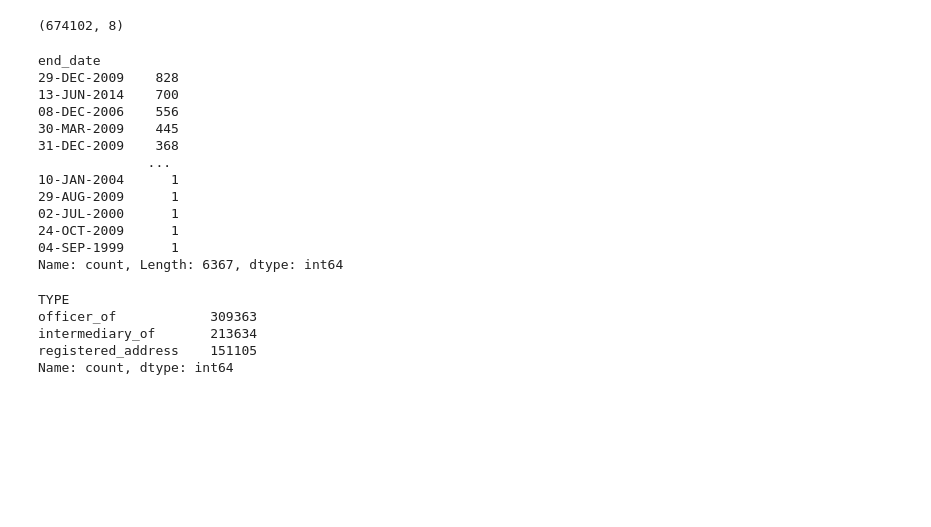
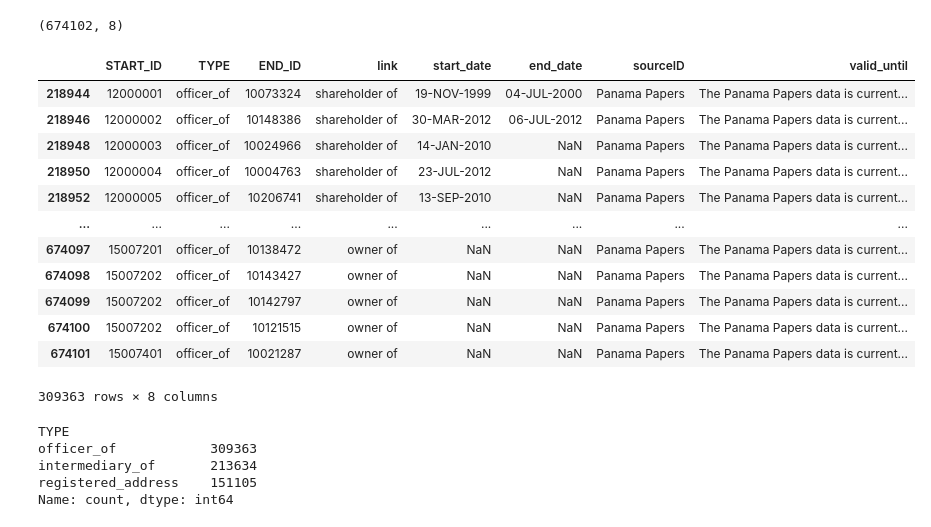
Before and after one commit to dimcel/Panama_papers_SQL, a Jupyter notebook: project.ipynb, the cells around one changed output. Drawn from its saved outputs; the diff is of its cells as text; code cells hidden in the pictures; blank space fills up the shorter version.

```diff
--- a/project.ipynb
+++ b/project.ipynb
@@ -90,22 +90,22 @@ edges.head()
 edges.shape
 # %% [output]
 (674102, 8)
-# %%
-edges["end_date"].value_counts()
-# %% [output]
-end_date
-29-DEC-2009    828
-13-JUN-2014    700
-08-DEC-2006    556
-30-MAR-2009    445
-31-DEC-2009    368
-              ...
-10-JAN-2004      1
-29-AUG-2009      1
-02-JUL-2000      1
-24-OCT-2009      1
-04-SEP-1999      1
-Name: count, Length: 6367, dtype: int64
+# %%
+edges[edges["TYPE"]=="officer_of"]
+# %% [output]
+|  | START_ID | TYPE | END_ID | link | start_date | end_date | sourceID | valid_until |
+| 218944 | 12000001 | officer_of | 10073324 | shareholder of | 19-NOV-1999 | 04-JUL-2000 | Panama Papers | The Panama Papers data is current... |
+| 218946 | 12000002 | officer_of | 10148386 | shareholder of | 30-MAR-2012 | 06-JUL-2012 | Panama Papers | The Panama Papers data is current... |
+| 218948 | 12000003 | officer_of | 10024966 | shareholder of | 14-JAN-2010 | NaN | Panama Papers | The Panama Papers data is current... |
+| 218950 | 12000004 | officer_of | 10004763 | shareholder of | 23-JUL-2012 | NaN | Panama Papers | The Panama Papers data is current... |
+| 218952 | 12000005 | officer_of | 10206741 | shareholder of | 13-SEP-2010 | NaN | Panama Papers | The Panama Papers data is current... |
+| ... | ... | ... | ... | ... | ... | ... | ... | ... |
+| 674097 | 15007201 | officer_of | 10138472 | owner of | NaN | NaN | Panama Papers | The Panama Papers data is current... |
+| 674098 | 15007202 | officer_of | 10143427 | owner of | NaN | NaN | Panama Papers | The Panama Papers data is current... |
+| 674099 | 15007202 | officer_of | 10142797 | owner of | NaN | NaN | Panama Papers | The Panama Papers data is current... |
+| 674100 | 15007202 | officer_of | 10121515 | owner of | NaN | NaN | Panama Papers | The Panama Papers data is current... |
+| 674101 | 15007401 | officer_of | 10021287 | owner of | NaN | NaN | Panama Papers | The Panama Papers data is current... |
+309363 rows × 8 columns
 # %%
 edges.TYPE.value_counts()
 # %% [output]
```
Also changed, not shown: parts of 1 cell of this notebook.
